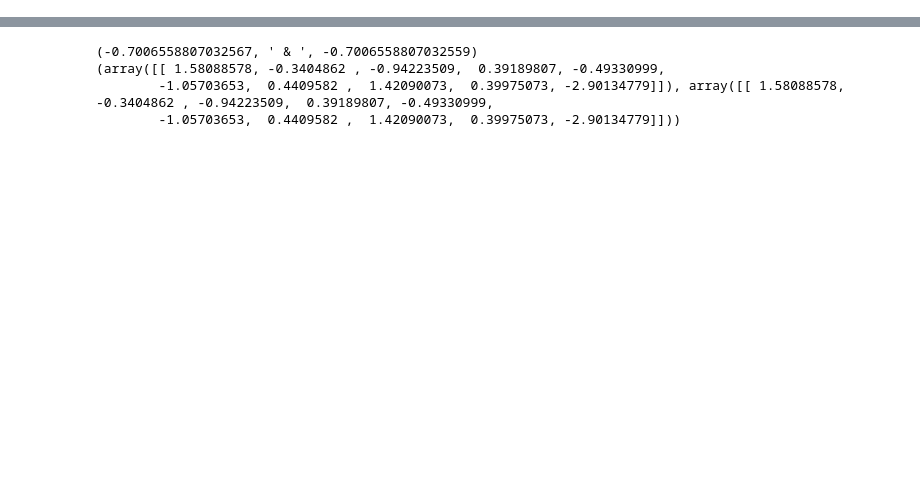
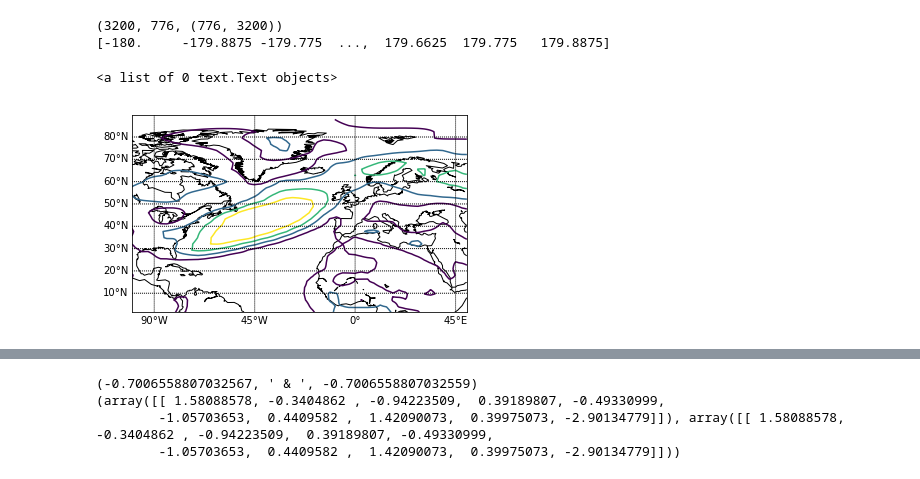
Before and after one commit to IaBrilliant/Atmopsheric-Physics-Research, a Jupyter notebook: main_project.ipynb, the cells around one changed output, grey strips where cells are left out. Cells and saved outputs as stored; diff of their text form; code cells hidden in the pictures; blank space fills up the shorter version.

Commit message:
Added contours

```diff
--- a/main_project.ipynb
+++ b/main_project.ipynb
@@ -23,0 +49,32 @@ plt.show()
+# %%
+import os
+os.environ["PROJ_LIB"] = "/rds/general/user/ib719/home/anaconda3/envs/test1/share/proj"
+from mpl_toolkits.basemap import Basemap
+ds_ua850 = xr.open_dataset("/rds/general/user/ib719/home/UROP_2021/ws_interpolated.nc")
+
+map = Basemap(projection='cyl',llcrnrlon=-100.,llcrnrlat=1.39,urcrnrlon=50.0,urcrnrlat=90.,resolution='c')
+#map = Basemap(projection='cyl',llcrnrlon=-180.,llcrnrlat=1.39,urcrnrlon=180.0,urcrnrlat=90.,resolution='c')
+# projection, lat/lon extents and resolution of polygons to draw
+# resolutions: c - crude, l - low, i - intermediate, h - high, f - full
+map.drawcoastlines()
+map.drawparallels(np.arange(10, 81, 10), labels = [1,0,0,0])
+map.drawmeridians(np.arange(-90, 46, 45), labels = [0,0,0,1])
+ua = np.array(ds_ua850.value[111])
+#ua = np.transpose(np.array(ua))
+clevs = np.arange(0, 10, 3)
+print(len(lonss), len(latss), ua.shape)
+x, y = np.meshgrid(lonss, latss)
+#cs = map.contour(x, y, np.roll(ua[:, :], shift = -1600, axis = 1), clevs, colour = 'b')
+cs = map.contour(x, y, ua[:, :], clevs, colour = 'b', latlon = 1)
+print(lonss-180)
+
+arr = np.random.random((7,4))
+clevs2 = np.array([0.1, 0.3, 0.5])
+x, y = np.meshgrid(np.array([300.0, 301.0, 302.0, 303.0]), np.array([10.0, 11.0, 12.0, 13.0, 14.0, 15.0, 16.0]))
+cs = map.contour(x-180, y, arr[:, :], clevs2, colour = 'b', latlon = 1)
+plt.clabel(cs, fontsize=6, inline=2)
+# %% [output]
+(3200, 776, (776, 3200))
+[-180.     -179.8875 -179.775  ...,  179.6625  179.775   179.8875]
+<a list of 0 text.Text objects>
+[figure, added]
```
Also changed, not shown: parts of 8 cells of this notebook.
